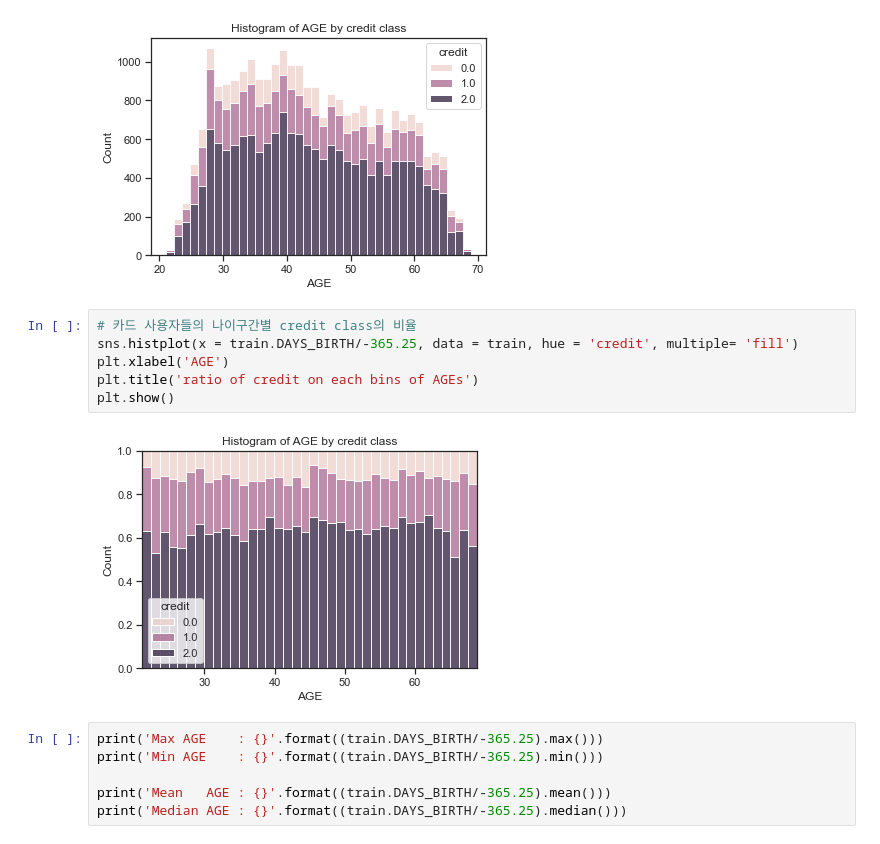
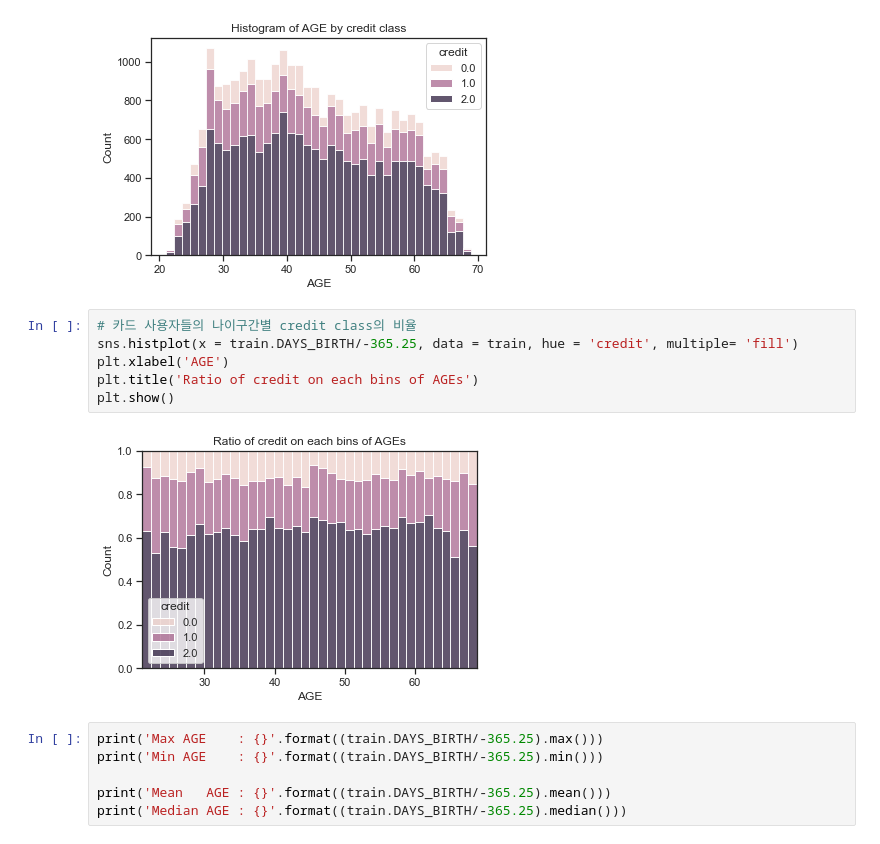
Before and after one commit to Gangtaro/data_science_repository, a Jupyter notebook: COMPETETION_LOG/DACON_210405_credit/210405_credit_eda.ipynb, the cells around one changed output. Saved outputs shown, nothing was run; the diff lists cells and outputs as text.

```diff
--- a/COMPETETION_LOG/DACON_210405_credit/210405_credit_eda.ipynb
+++ b/COMPETETION_LOG/DACON_210405_credit/210405_credit_eda.ipynb
@@ -291,11 +291,11 @@ plt.show()
 # %%
 # 카드 사용자들의 나이구간별 credit class의 비율
 sns.histplot(x = train.DAYS_BIRTH/-365.25, data = train, hue = 'credit', multiple= 'fill')
 plt.xlabel('AGE')
-plt.title('ratio of credit on each bins of AGEs')
+plt.title('Ratio of credit on each bins of AGEs')
 plt.show()
 # %% [output]
-[figure, old version]
+[figure, new version]
 # %%
 print('Max AGE    : {}'.format((train.DAYS_BIRTH/-365.25).max()))
 print('Min AGE    : {}'.format((train.DAYS_BIRTH/-365.25).min()))
```
Also changed, not shown: parts of 22 cells of this notebook, 9 other files.
